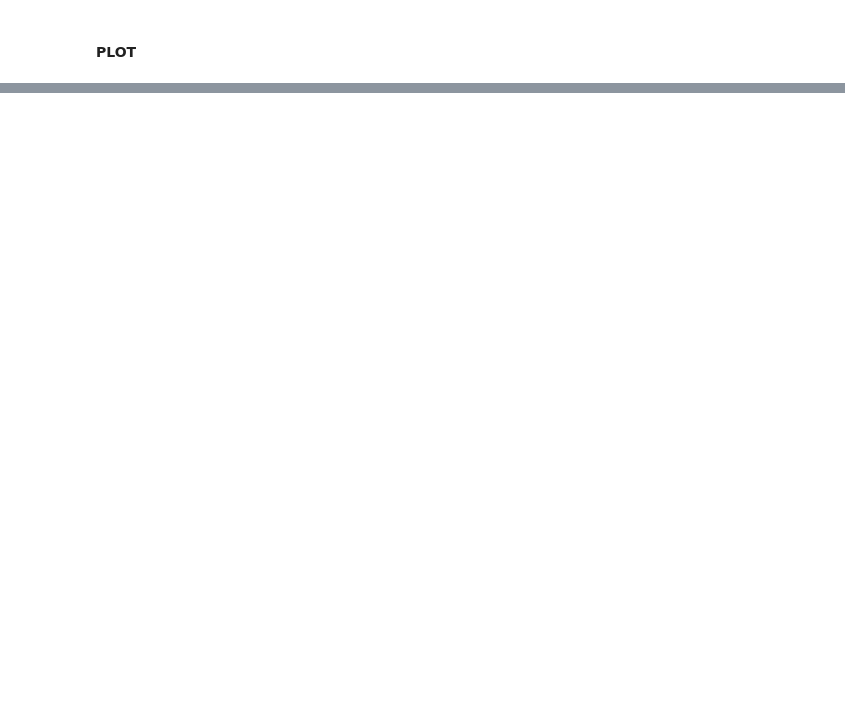
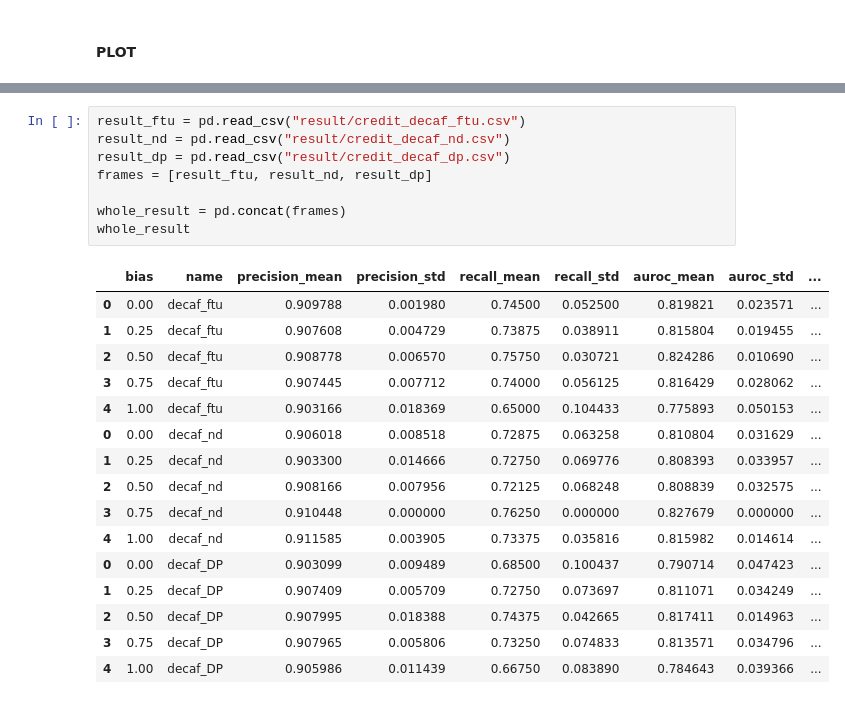
Before and after one commit to ShuaiWang97/UvA_FACT2022, a Jupyter notebook: EXPERIMENT_2.ipynb, the cells around one changed output, grey strips where cells are left out. Cells and saved outputs as stored; diff of their text form; blank space fills up the shorter version.

```diff
--- a/EXPERIMENT_2.ipynb
+++ b/EXPERIMENT_2.ipynb
@@ -1065,0 +988,25 @@ result_ftu
+# %%
+result_ftu = pd.read_csv("result/credit_decaf_ftu.csv")
+result_nd = pd.read_csv("result/credit_decaf_nd.csv")
+result_dp = pd.read_csv("result/credit_decaf_dp.csv")
+frames = [result_ftu, result_nd, result_dp]
+
+whole_result = pd.concat(frames)
+whole_result
+# %% [output]
+|  | bias | name | precision_mean | precision_std | recall_mean | recall_std | auroc_mean | auroc_std | ... |
+| 0 | 0.00 | decaf_ftu | 0.909788 | 0.001980 | 0.74500 | 0.052500 | 0.819821 | 0.023571 | ... |
+| 1 | 0.25 | decaf_ftu | 0.907608 | 0.004729 | 0.73875 | 0.038911 | 0.815804 | 0.019455 | ... |
+| 2 | 0.50 | decaf_ftu | 0.908778 | 0.006570 | 0.75750 | 0.030721 | 0.824286 | 0.010690 | ... |
+| 3 | 0.75 | decaf_ftu | 0.907445 | 0.007712 | 0.74000 | 0.056125 | 0.816429 | 0.028062 | ... |
+| 4 | 1.00 | decaf_ftu | 0.903166 | 0.018369 | 0.65000 | 0.104433 | 0.775893 | 0.050153 | ... |
+| 0 | 0.00 | decaf_nd | 0.906018 | 0.008518 | 0.72875 | 0.063258 | 0.810804 | 0.031629 | ... |
+| 1 | 0.25 | decaf_nd | 0.903300 | 0.014666 | 0.72750 | 0.069776 | 0.808393 | 0.033957 | ... |
+| 2 | 0.50 | decaf_nd | 0.908166 | 0.007956 | 0.72125 | 0.068248 | 0.808839 | 0.032575 | ... |
+| 3 | 0.75 | decaf_nd | 0.910448 | 0.000000 | 0.76250 | 0.000000 | 0.827679 | 0.000000 | ... |
+| 4 | 1.00 | decaf_nd | 0.911585 | 0.003905 | 0.73375 | 0.035816 | 0.815982 | 0.014614 | ... |
+| 0 | 0.00 | decaf_DP | 0.903099 | 0.009489 | 0.68500 | 0.100437 | 0.790714 | 0.047423 | ... |
+| 1 | 0.25 | decaf_DP | 0.907409 | 0.005709 | 0.72750 | 0.073697 | 0.811071 | 0.034249 | ... |
+| 2 | 0.50 | decaf_DP | 0.907995 | 0.018388 | 0.74375 | 0.042665 | 0.817411 | 0.014963 | ... |
+| 3 | 0.75 | decaf_DP | 0.907965 | 0.005806 | 0.73250 | 0.074833 | 0.813571 | 0.034796 | ... |
+| 4 | 1.00 | decaf_DP | 0.905986 | 0.011439 | 0.66750 | 0.083890 | 0.784643 | 0.039366 | ... |
```
Also changed, not shown: parts of 19 cells of this notebook, 4 other files.
